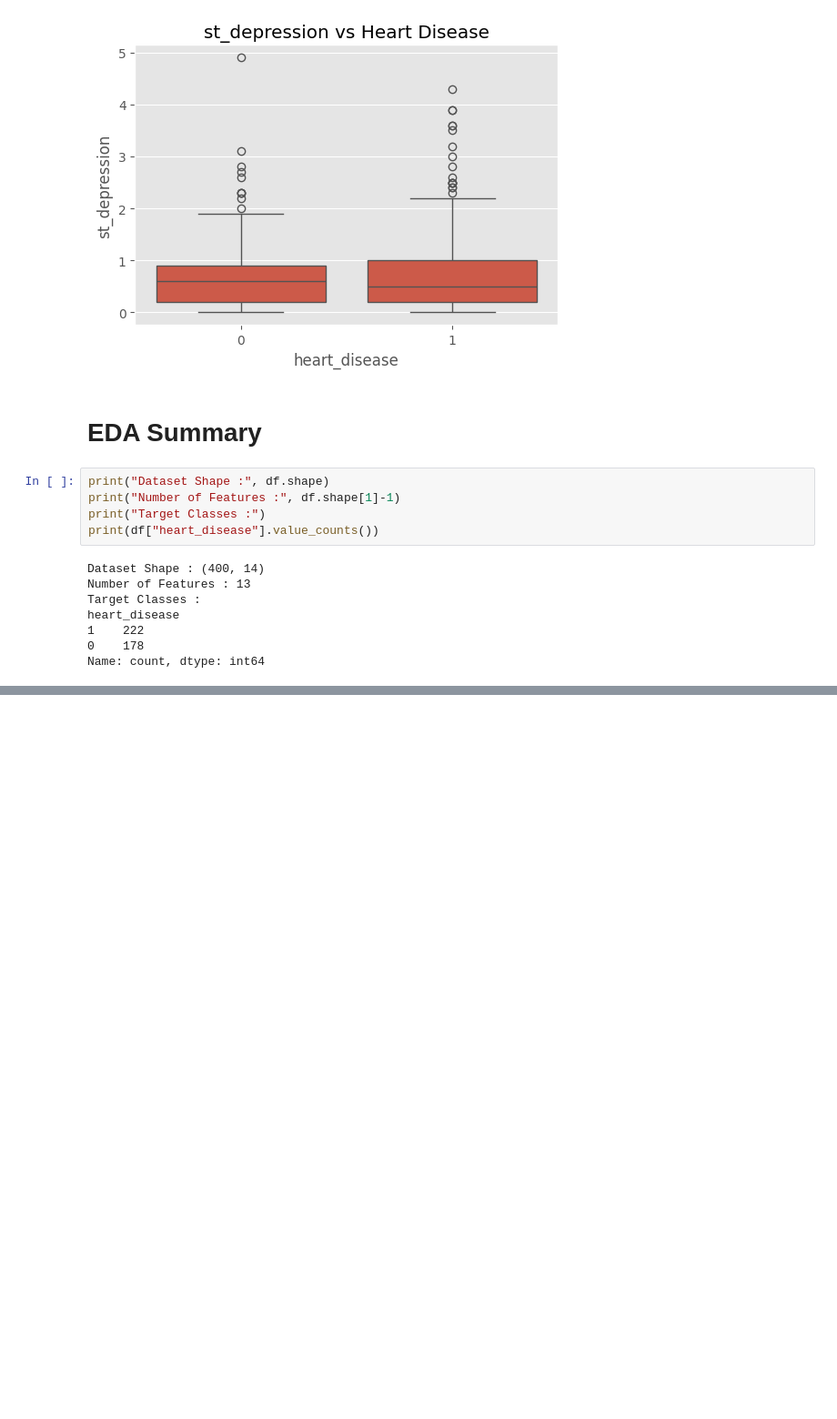
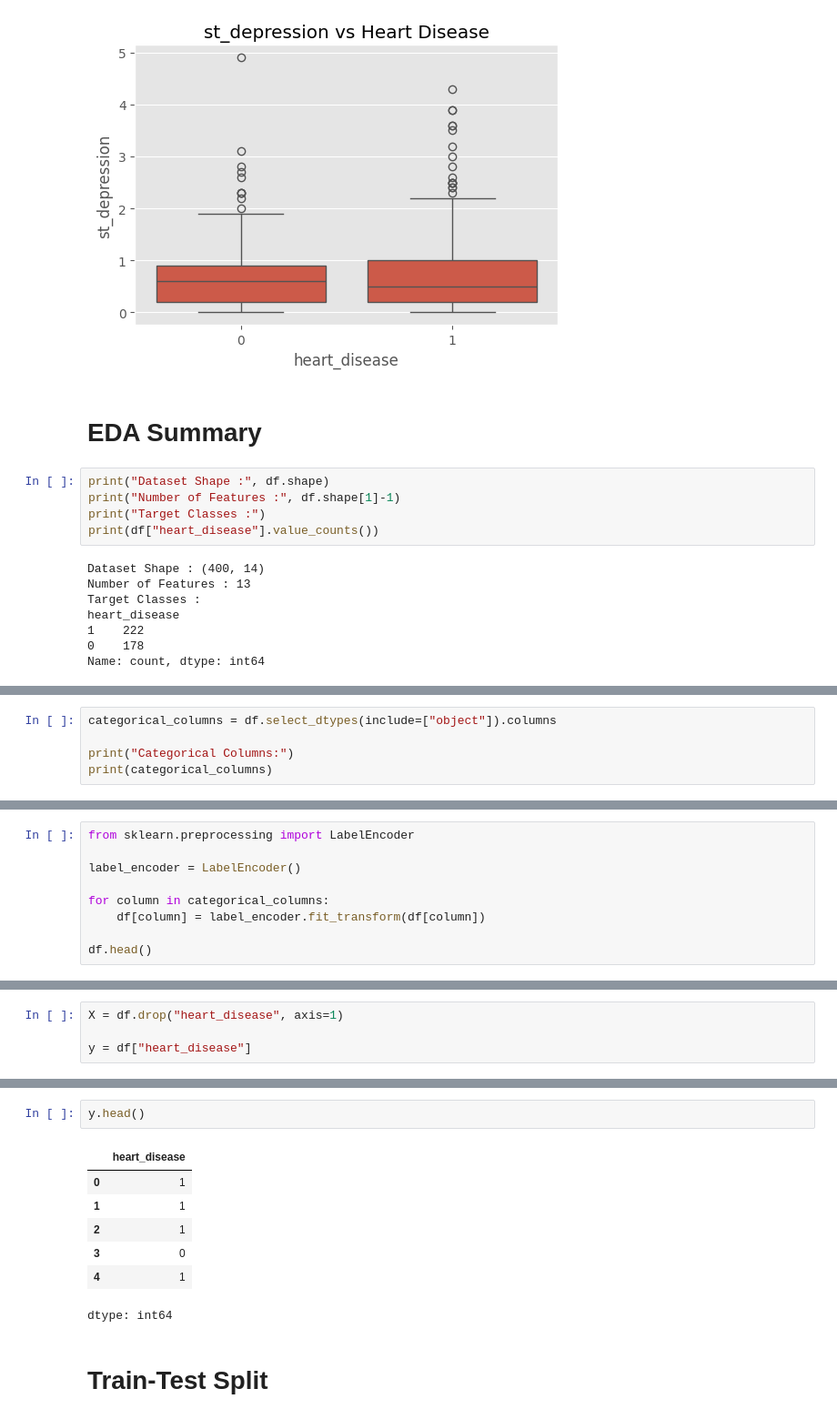
Before and after one commit to iamkhan49/heart-disease-prediction-ml, a Jupyter notebook: Heart_Disease_Detection_using_Classification_Algorithms.ipynb, the cells around one changed output, grey strips where cells are left out. Shown at 91% size. Drawn from its saved outputs; the diff is of its cells as text; blank space fills up the shorter version.

```diff
--- a/Heart_Disease_Detection_using_Classification_Algorithms.ipynb
+++ b/Heart_Disease_Detection_using_Classification_Algorithms.ipynb
@@ -555,0 +592,5 @@ Name: count, dtype: int64
+# %%
+categorical_columns = df.select_dtypes(include=["object"]).columns
+
+print("Categorical Columns:")
+print(categorical_columns)
@@ -555,0 +602,9 @@ Name: count, dtype: int64
+# %%
+from sklearn.preprocessing import LabelEncoder
+
+label_encoder = LabelEncoder()
+
+for column in categorical_columns:
+    df[column] = label_encoder.fit_transform(df[column])
+
+df.head()
@@ -555,0 +620,4 @@ Name: count, dtype: int64
+# %%
+X = df.drop("heart_disease", axis=1)
+
+y = df["heart_disease"]
@@ -555,0 +641,12 @@ Name: count, dtype: int64
+# %%
+y.head()
+# %% [output]
+|  | heart_disease |
+| 0 | 1 |
+| 1 | 1 |
+| 2 | 1 |
+| 3 | 0 |
+| 4 | 1 |
+dtype: int64
+# %% [markdown]
+# Train-Test Split
```
Also changed, not shown: parts of 19 cells of this notebook.
